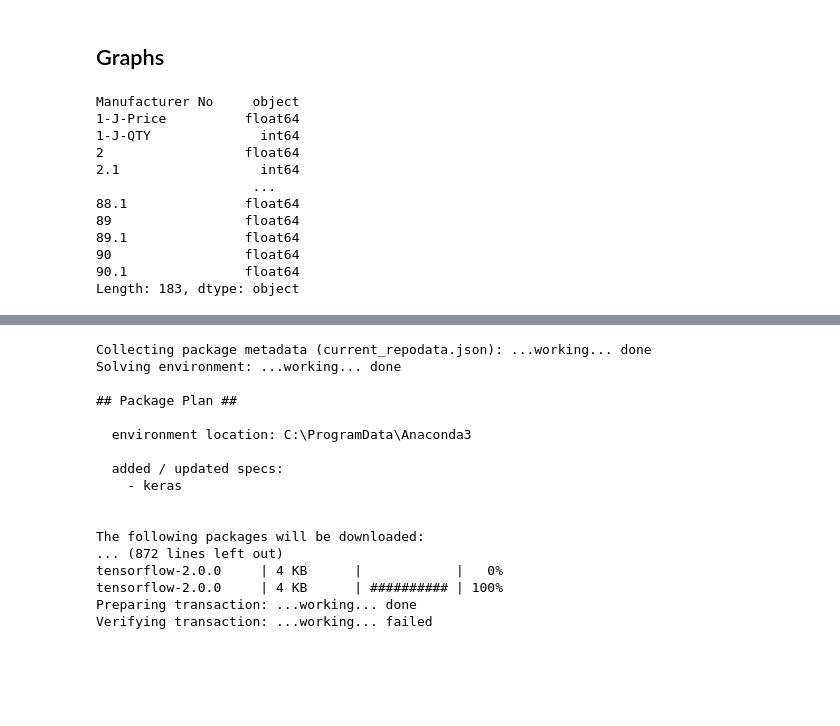
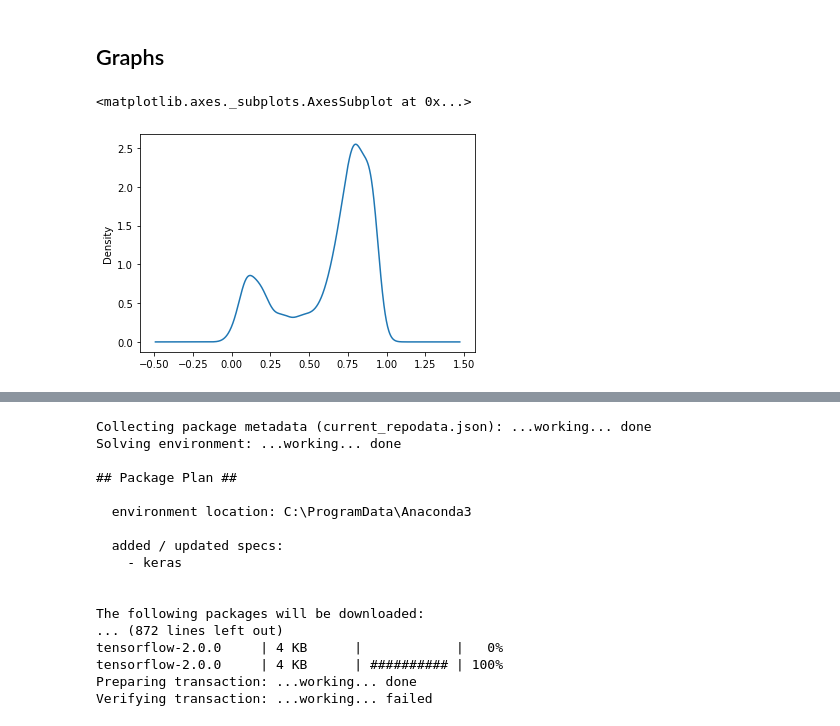
Before and after one commit to Shrikantsamarth/optimization-of-warehouses-by-implementation-of-machine-learning-methodologies, a Jupyter notebook: Thessis/Blowout Prediction.ipynb, the cells around one changed output, grey strips where cells are left out. Saved outputs shown, nothing was run; the diff lists cells and outputs as text; code cells hidden in the pictures; blank space fills up the shorter version.

Commit message:
Adding data visualization

```diff
--- a/Thessis/Blowout Prediction.ipynb
+++ b/Thessis/Blowout Prediction.ipynb
@@ -67,20 +67,8 @@ import matplotlib.pyplot as plt
 from scipy.stats import norm
 # if using a Jupyter notebook, inlcude:
 %matplotlib inline
-# %%
-import pandas as pd
-test = pd.read_csv('Y.csv')
-test.dtypes
-# %% [output]
-Manufacturer No     object
-1-J-Price          float64
-1-J-QTY              int64
-2                  float64
-2.1                  int64
-                    ...
-88.1               float64
-89                 float64
-89.1               float64
-90                 float64
-90.1               float64
-Length: 183, dtype: object
+# %%
+data[ ["Price(USD)", "Inventory", "weight(lb)", "SaleRate"]].plot.kde()
+# %% [output]
+<matplotlib.axes._subplots.AxesSubplot at 0x...>
+[figure, added]
```
Also changed, not shown: parts of 3 cells of this notebook.
